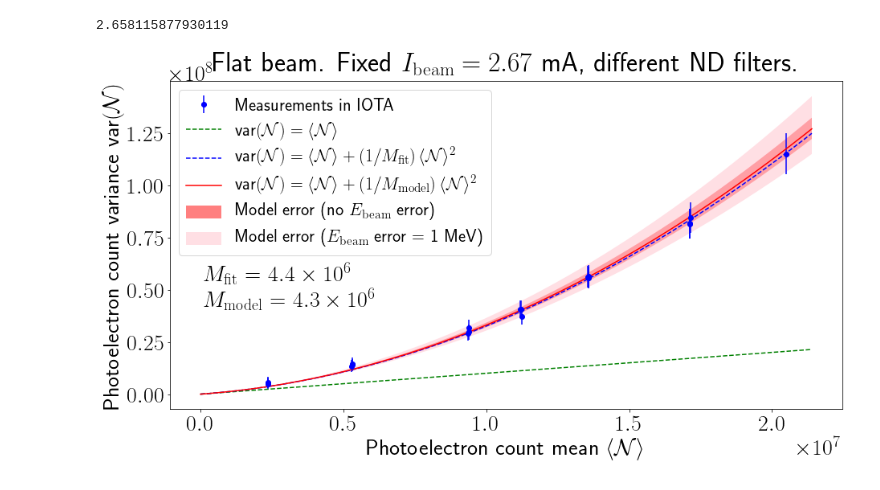
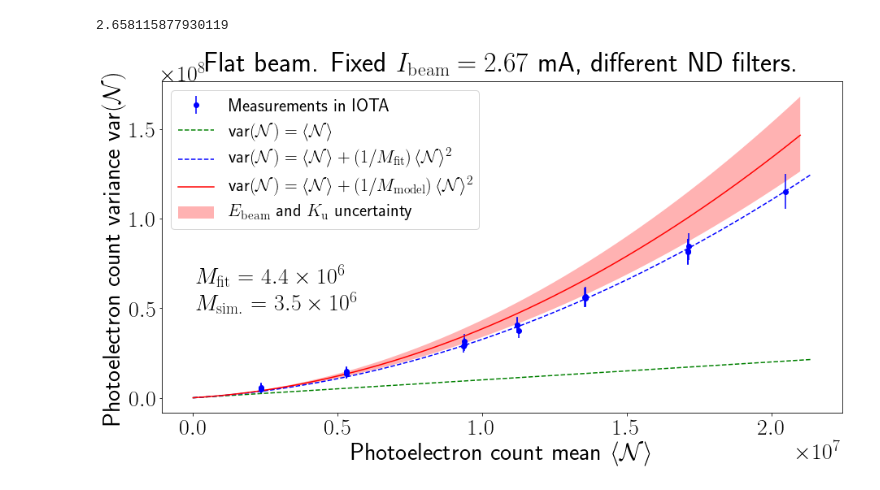
Before and after one commit to IharLobach/fur, a Jupyter notebook: shifts/shift_03_10_2020/nd_filters_data_03_10_2020.ipynb, the cells around one changed output. Saved outputs shown, nothing was run; the diff lists cells and outputs as text; code cells hidden in the pictures.

```diff
--- a/shifts/shift_03_10_2020/nd_filters_data_03_10_2020.ipynb
+++ b/shifts/shift_03_10_2020/nd_filters_data_03_10_2020.ipynb
@@ -123,0 +62,2 @@ plt.show()
+# %%
+EK_list = [[96.4,1.0],[95.4,1.0],[97.4,1.0],[96.4,0.97],[96.4,1.03]]
@@ -124,3 +111,20 @@ plt.show()
+# %%
+EerrT = Mdict['97.4,1.0']-Mdict['96.4,1.0']
+KerrT = Mdict['96.4,0.97']-Mdict['96.4,1.0']
+EerrB = Mdict['96.4,1.0'] - Mdict['95.4,1.0']
+KerrB = Mdict['96.4,1.0'] - Mdict['96.4,1.03']
+# %%
+MerrT = np.sqrt(EerrT**2+KerrT**2)
+MerrB = np.sqrt(EerrB**2+KerrB**2)
+M0 = Mdict['96.4,1.0']
+MB = M0-MerrB
+MT = M0+MerrT
+# %%
+x = np.linspace(0,2.1e7,50)
+theor_df = pd.DataFrame({"N": x})
+theor_df["varN"] = x+x**2/M0
+theor_df['varN_bottom'] = x+x**2/MT
+theor_df['varN_top'] = x+x**2/MB
 # %%
 sum_channel_to_photoelectrons = get_from_config("sum_channel_to_photoelectrons")
 # %%
@@ -162,29 +166,33 @@ fit_errorbar = get_from_config("varN_error_fit")
 # %%
 hybrid_errorbar = 2*hybrid_balance_error*np.absolute(varN)
 error_bar = np.sqrt(hybrid_errorbar**2+fit_errorbar**2)
 #0.33*5.231532189534264e-09*2*sum_channel_to_photoelectrons**2
 from matplotlib import rc
 rc("text", usetex=True)
 plt.rcParams.update({'font.size': 28,'legend.fontsize':22})
 fig, ax = plt.subplots(figsize=(15, 7.5))
 ax.errorbar(N,varN,marker='o',linestyle='None',yerr=error_bar,color='b', label = 'Measurements in IOTA')
 x_aux = np.linspace(0, ax.get_xlim()[1],100)
 ax.plot(x_aux, x_aux,color='green',linestyle='--',label = r"var$\left(\mathcal{N}\right)=\langle\mathcal{N}\rangle$")
 ax.plot(x_aux, var_theor(x_aux, Mfit),color='blue', linestyle='--',label = r"var$\left(\mathcal{N}\right)=\langle\mathcal{N}\rangle+\left(1/M_{\mathrm{fit}}\right)\langle\mathcal{N}\rangle^2$")
-ax.plot(x_aux, var_theor(x_aux, M),color='red',label = r"var$\left(\mathcal{N}\right)=\langle\mathcal{N}\rangle+\left(1/M_{\mathrm{model}}\right)\langle\mathcal{N}\rangle^2$")
-ax.fill_between(x_aux, var_theor(x_aux, M+M_std), var_theor(x_aux, M-M_std), facecolor='red', alpha=0.5, label='Model error (no $E_{\mathrm{beam}}$ error)')
-ax.fill_between(x_aux, var_theor(x_aux, M+M_std_with_en), var_theor(x_aux, M-M_std_with_en), facecolor='pink', alpha=0.5, label='Model error ($E_{\mathrm{beam}}$ error = 1 MeV)')
-ax.legend()
+ax.plot(theor_df['N'], theor_df['varN'],color='red',label = r"var$\left(\mathcal{N}\right)=\langle\mathcal{N}\rangle+\left(1/M_{\mathrm{model}}\right)\langle\mathcal{N}\rangle^2$")
+ax.fill_between(
+    theor_df['N'],
+    theor_df['varN_bottom'],
+    theor_df['varN_top'],
+    facecolor='red', alpha=0.3,
+    label=r'$E_{\mathrm{beam}}$ and $K_{\mathrm{u}}$ uncertainty')
 handles, labels = plt.gca().get_legend_handles_labels()
-order = [5,0,1,2,3,4]
+order = [4,0,1,2,3]
 ax.legend([handles[idx] for idx in order],[labels[idx] for idx in order])
 ax.set_title("Flat beam. Fixed $I_{\mathrm{beam}} = 2.67$ mA, different ND filters.")
 ax.text(0.05,0.63-0.25,r"$M_{\mathrm{fit}}$"+" = {:s}".format(as_si(Mfit,1)),transform=ax.transAxes)
-ax.text(0.05,0.55-0.25,r'$M_{\mathrm{model}}$'+' = {:s}'.format(as_si(M,1)),transform=ax.transAxes)
+ax.text(0.05,0.55-0.25,r'$M_{\mathrm{sim.}}$'+' = {:s}'\
+        .format(as_si(M0,1)),transform=ax.transAxes)
 ax.set_ylabel(r"Photoelectron count variance var$\left(\mathcal{N}\right)$")
 ax.set_xlabel(r"Photoelectron count mean $\langle\mathcal{N}\rangle$")
 #plt.savefig('/home/ilobach/FUR_Run2_experiment_paper/images/flat_nd.png',bbox_inches='tight',dpi=300)
 plt.show()
 # %% [output]
-[figure, old version]
+[figure, new version]
 # %%
```
Also changed, not shown: parts of 29 cells of this notebook, 26 other files.
